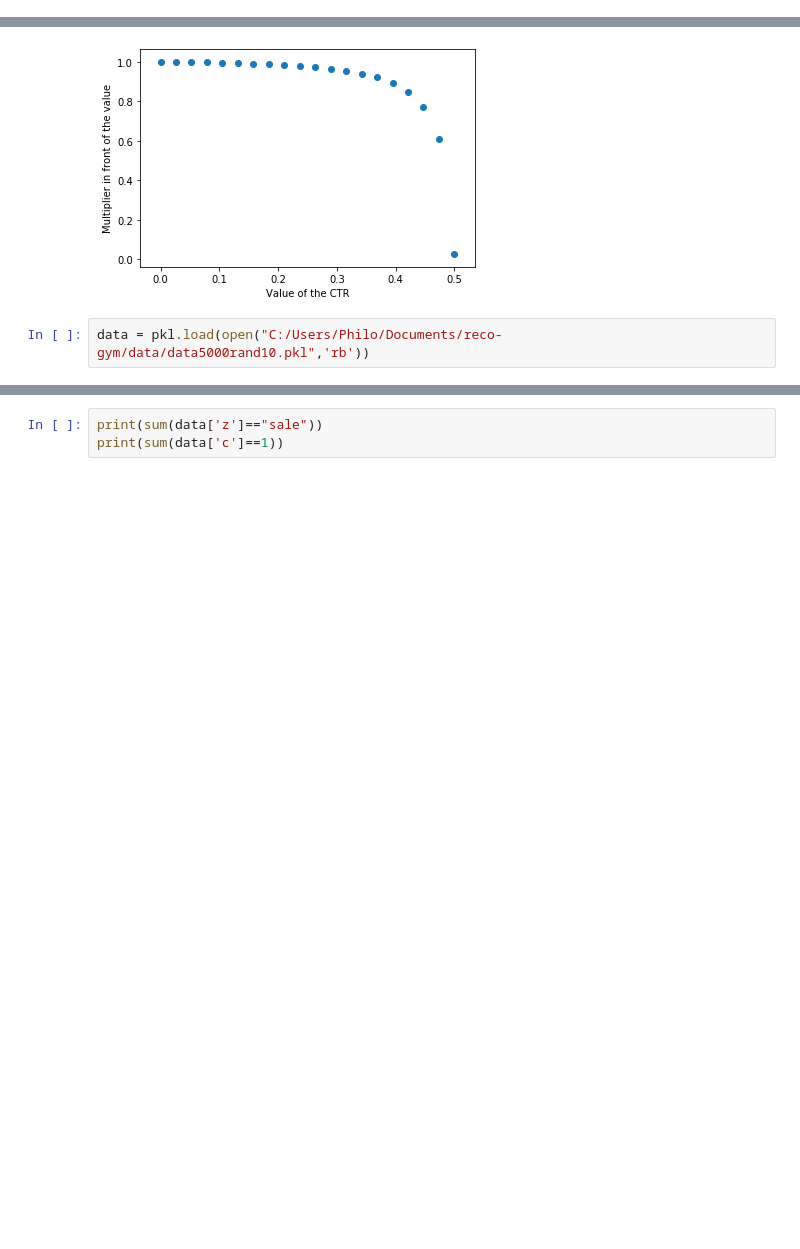
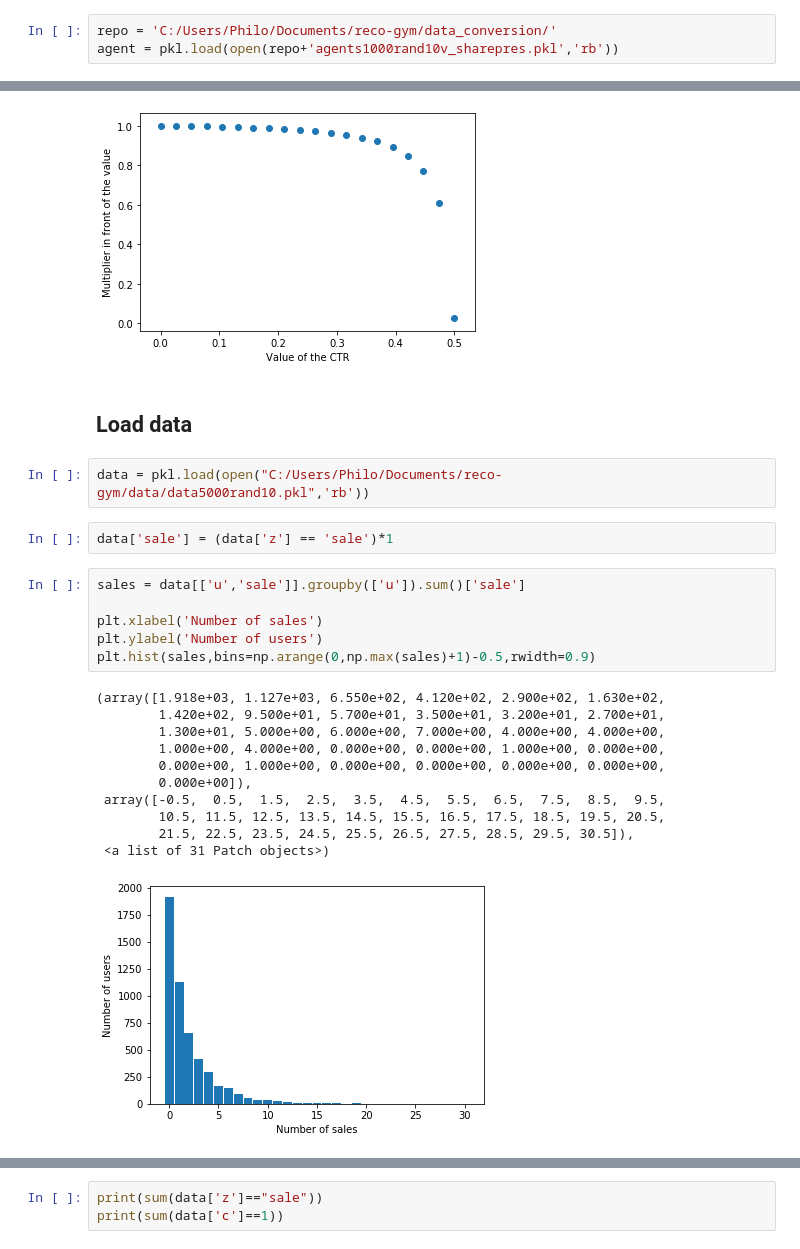
Before and after one commit to philomenec/reco-gym, a Jupyter notebook: tests_report.ipynb, the cells around one changed output, grey strips where cells are left out. Drawn from its saved outputs; the diff is of its cells as text; blank space fills up the shorter version.

```diff
--- a/tests_report.ipynb
+++ b/tests_report.ipynb
@@ -6,3 +48,6 @@ import pandas as pd
 import os
 # %%
 repo = 'C:/Users/Philo/Documents/reco-gym/data/'
+# %%
+repo = 'C:/Users/Philo/Documents/reco-gym/data_conversion/'
+agent = pkl.load(open(repo+'agents1000rand10v_sharepres.pkl','rb'))
@@ -45,5 +125,27 @@ plt.ylabel('Multiplier in front of the value')
 plt.show()
 # %% [output]
 [figure]
+# %% [markdown]
+## Load data
 # %%
 data = pkl.load(open("C:/Users/Philo/Documents/reco-gym/data/data5000rand10.pkl",'rb'))
+# %%
+data['sale'] = (data['z'] == 'sale')*1
+# %%
+sales = data[['u','sale']].groupby(['u']).sum()['sale']
+
+plt.xlabel('Number of sales')
+plt.ylabel('Number of users')
+plt.hist(sales,bins=np.arange(0,np.max(sales)+1)-0.5,rwidth=0.9)
+# %% [output]
+(array([1.918e+03, 1.127e+03, 6.550e+02, 4.120e+02, 2.900e+02, 1.630e+02,
+        1.420e+02, 9.500e+01, 5.700e+01, 3.500e+01, 3.200e+01, 2.700e+01,
+        1.300e+01, 5.000e+00, 6.000e+00, 7.000e+00, 4.000e+00, 4.000e+00,
+        1.000e+00, 4.000e+00, 0.000e+00, 0.000e+00, 1.000e+00, 0.000e+00,
+        0.000e+00, 1.000e+00, 0.000e+00, 0.000e+00, 0.000e+00, 0.000e+00,
+        0.000e+00]),
+ array([-0.5,  0.5,  1.5,  2.5,  3.5,  4.5,  5.5,  6.5,  7.5,  8.5,  9.5,
+        10.5, 11.5, 12.5, 13.5, 14.5, 15.5, 16.5, 17.5, 18.5, 19.5, 20.5,
+        21.5, 22.5, 23.5, 24.5, 25.5, 26.5, 27.5, 28.5, 29.5, 30.5]),
+ <a list of 31 Patch objects>)
+[figure, added]
```
Also changed, not shown: parts of 38 cells of this notebook, 5 other files.
